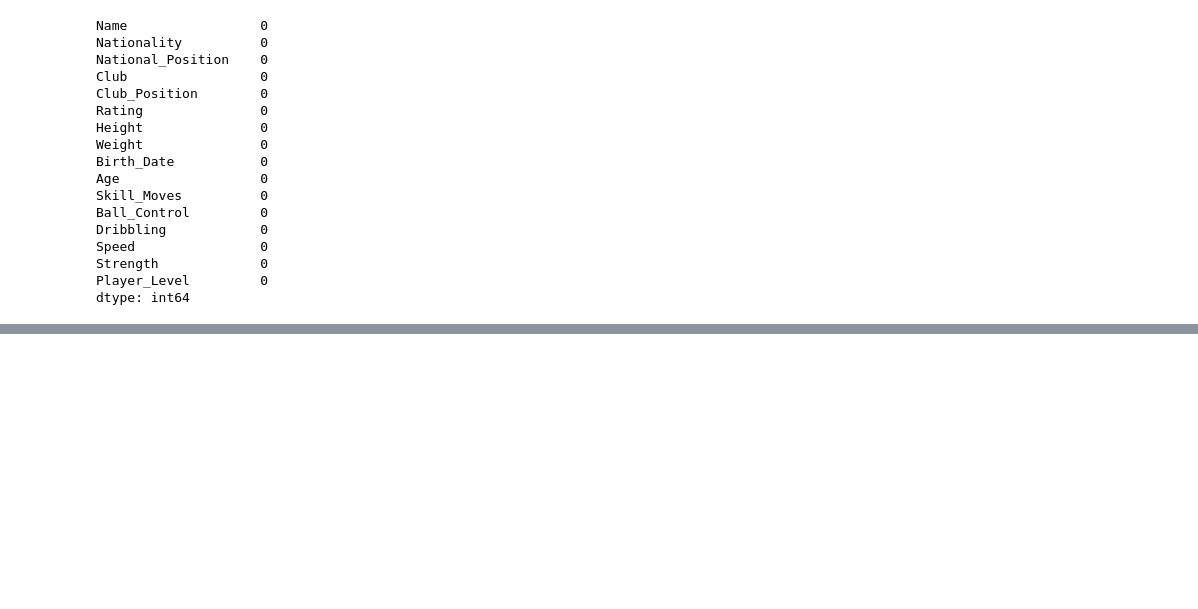
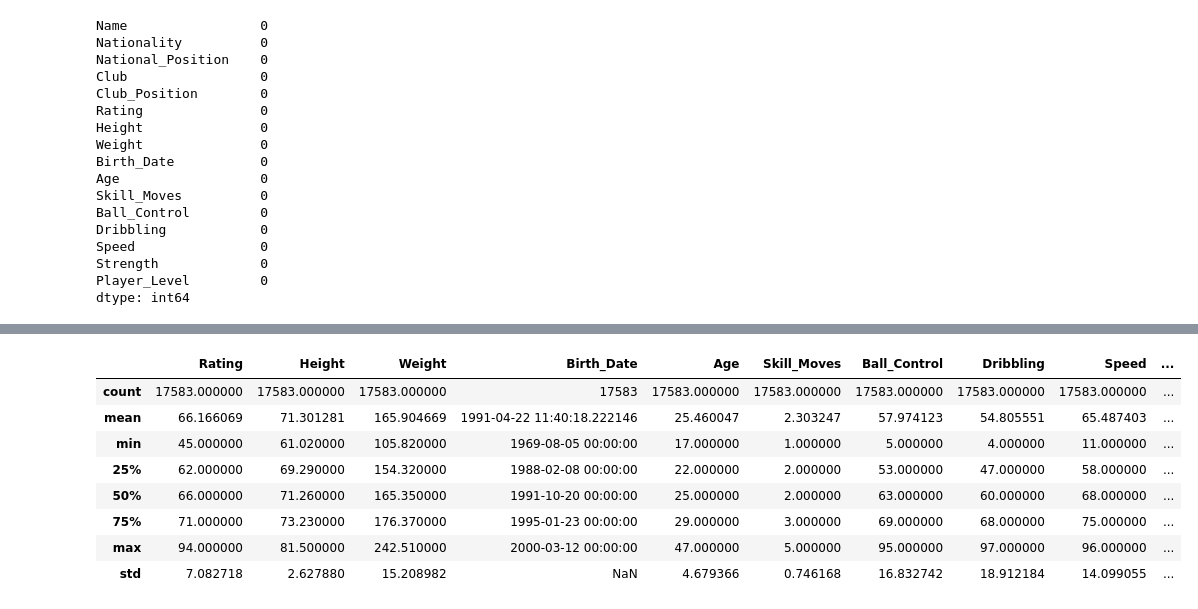
Before and after one commit to AbigailUhl/Group-24-Python-Projects, a Jupyter notebook: analysis.ipynb, the cells around one changed output, grey strips where cells are left out. Saved outputs shown, nothing was run; the diff lists cells and outputs as text; code cells hidden in the pictures; blank space fills up the shorter version.

```diff
--- a/analysis.ipynb
+++ b/analysis.ipynb
@@ -285,0 +400,13 @@ dtype: int64
+# %%
+# Summary statistics for numeric columns
+df.describe()
+# %% [output]
+|  | Rating | Height | Weight | Birth_Date | Age | Skill_Moves | Ball_Control | Dribbling | Speed | ... |
+| count | 17583.000000 | 17583.000000 | 17583.000000 | 17583 | 17583.000000 | 17583.000000 | 17583.000000 | 17583.000000 | 17583.000000 | ... |
+| mean | 66.166069 | 71.301281 | 165.904669 | 1991-04-22 11:40:18.222146 | 25.460047 | 2.303247 | 57.974123 | 54.805551 | 65.487403 | ... |
+| min | 45.000000 | 61.020000 | 105.820000 | 1969-08-05 00:00:00 | 17.000000 | 1.000000 | 5.000000 | 4.000000 | 11.000000 | ... |
+| 25% | 62.000000 | 69.290000 | 154.320000 | 1988-02-08 00:00:00 | 22.000000 | 2.000000 | 53.000000 | 47.000000 | 58.000000 | ... |
+| 50% | 66.000000 | 71.260000 | 165.350000 | 1991-10-20 00:00:00 | 25.000000 | 2.000000 | 63.000000 | 60.000000 | 68.000000 | ... |
+| 75% | 71.000000 | 73.230000 | 176.370000 | 1995-01-23 00:00:00 | 29.000000 | 3.000000 | 69.000000 | 68.000000 | 75.000000 | ... |
+| max | 94.000000 | 81.500000 | 242.510000 | 2000-03-12 00:00:00 | 47.000000 | 5.000000 | 95.000000 | 97.000000 | 96.000000 | ... |
+| std | 7.082718 | 2.627880 | 15.208982 | NaN | 4.679366 | 0.746168 | 16.832742 | 18.912184 | 14.099055 | ... |
```
Also changed, not shown: parts of 18 cells of this notebook, 1 other file.
